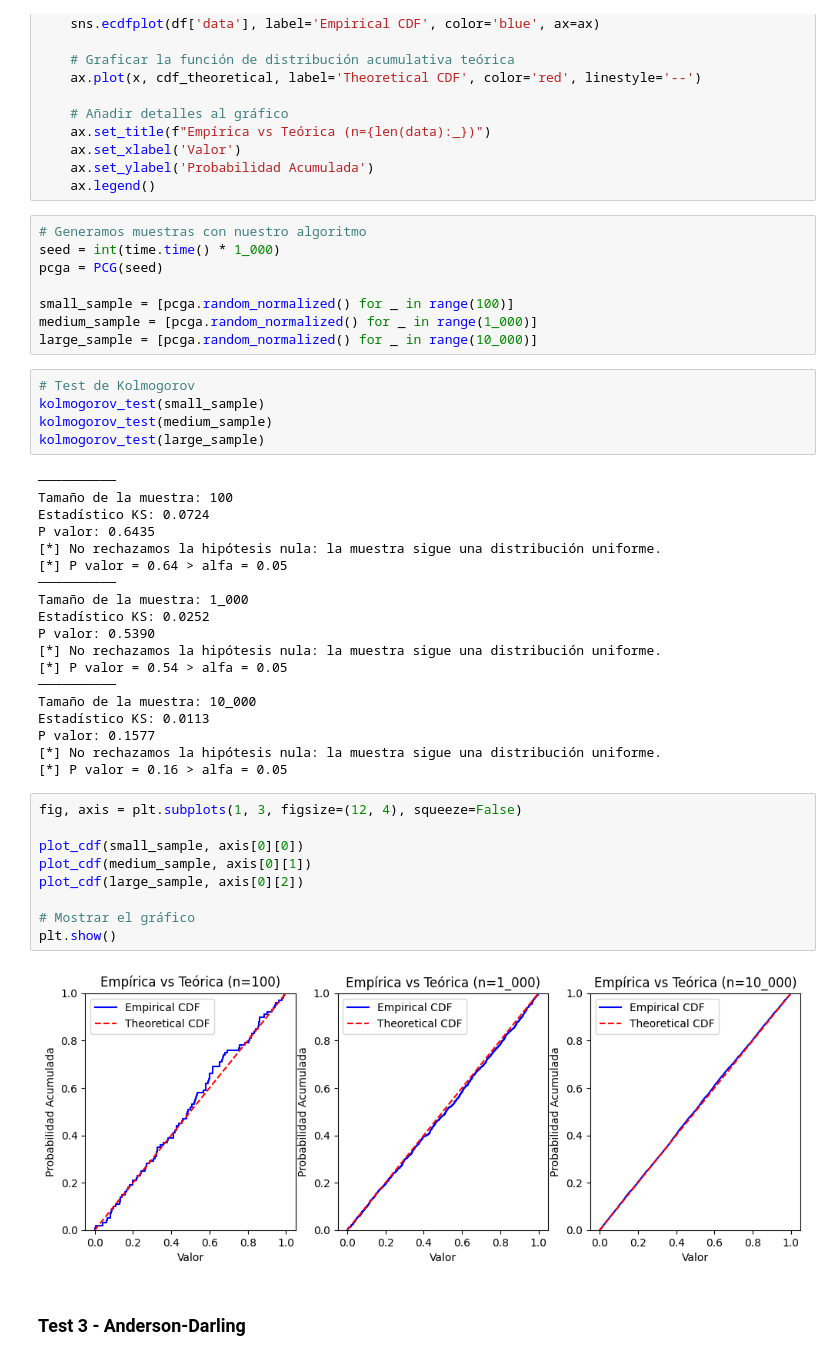
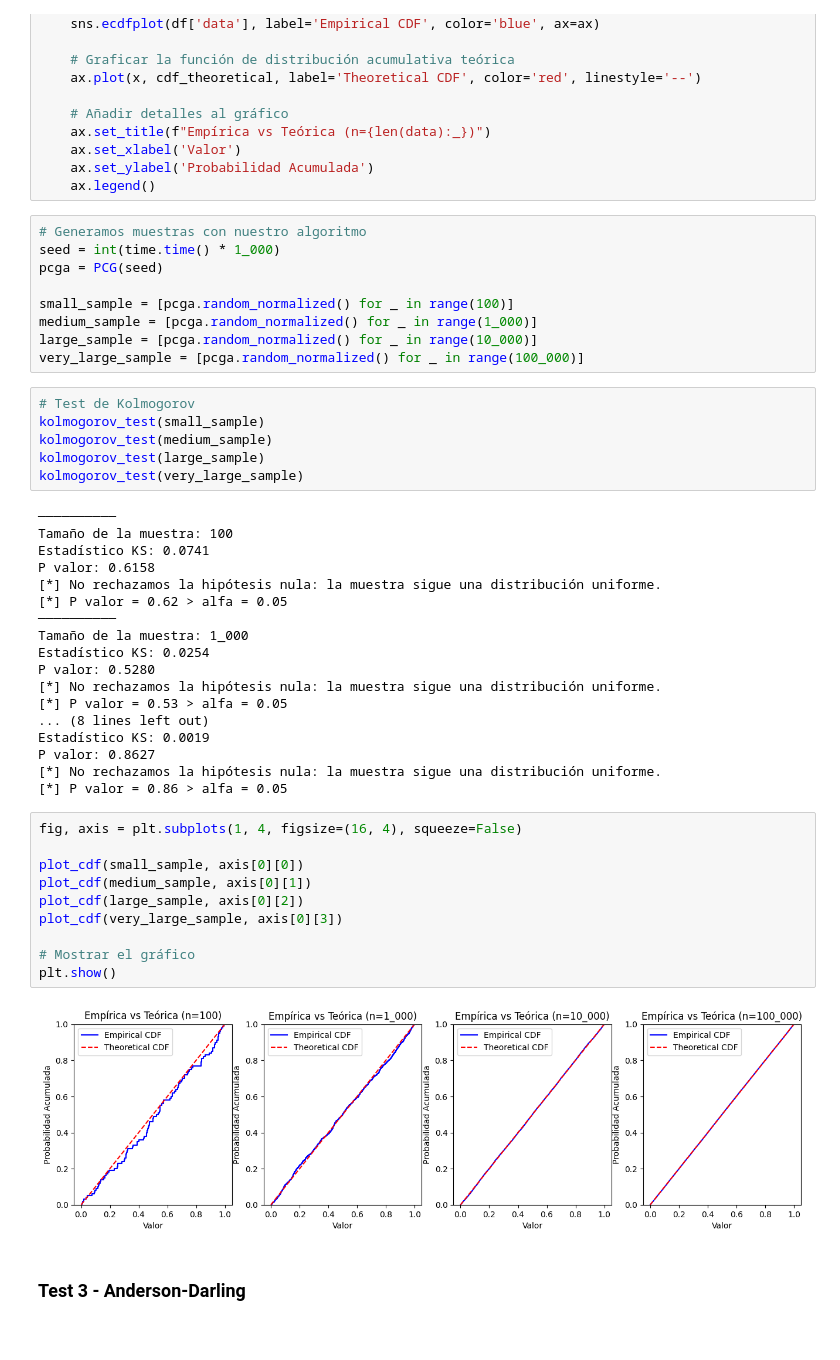
Before and after one commit to DanieLovera/simulacion_tp1, a Jupyter notebook: ej1_distribucion_uniforme.ipynb, the cells around one changed output. Cells and saved outputs as stored; diff of their text form.

Commit message:
Added tests for group 5 generator in exercise 2

```diff
--- a/ej1_distribucion_uniforme.ipynb
+++ b/ej1_distribucion_uniforme.ipynb
@@ -240,41 +241,43 @@ pcga = PCG(seed)
 small_sample = [pcga.random_normalized() for _ in range(100)]
 medium_sample = [pcga.random_normalized() for _ in range(1_000)]
 large_sample = [pcga.random_normalized() for _ in range(10_000)]
+very_large_sample = [pcga.random_normalized() for _ in range(100_000)]
 # %%
 # Test de Kolmogorov
 kolmogorov_test(small_sample)
 kolmogorov_test(medium_sample)
 kolmogorov_test(large_sample)
+kolmogorov_test(very_large_sample)
 # %% [output]
 ──────────
 Tamaño de la muestra: 100
-Estadístico KS: 0.0724
-P valor: 0.6435
+Estadístico KS: 0.0741
+P valor: 0.6158
 [*] No rechazamos la hipótesis nula: la muestra sigue una distribución uniforme.
-[*] P valor = 0.64 > alfa = 0.05
+[*] P valor = 0.62 > alfa = 0.05
 ──────────
 Tamaño de la muestra: 1_000
-Estadístico KS: 0.0252
-P valor: 0.5390
+Estadístico KS: 0.0254
+P valor: 0.5280
 [*] No rechazamos la hipótesis nula: la muestra sigue una distribución uniforme.
-[*] P valor = 0.54 > alfa = 0.05
-──────────
-Tamaño de la muestra: 10_000
-Estadístico KS: 0.0113
-P valor: 0.1577
+[*] P valor = 0.53 > alfa = 0.05
+... (8 lines left out)
+Estadístico KS: 0.0019
+P valor: 0.8627
 [*] No rechazamos la hipótesis nula: la muestra sigue una distribución uniforme.
-[*] P valor = 0.16 > alfa = 0.05
+[*] P valor = 0.86 > alfa = 0.05
 # %%
-fig, axis = plt.subplots(1, 3, figsize=(12, 4), squeeze=False)
+fig, axis = plt.subplots(1, 4, figsize=(16, 4), squeeze=False)
 
 plot_cdf(small_sample, axis[0][0])
 plot_cdf(medium_sample, axis[0][1])
 plot_cdf(large_sample, axis[0][2])
+plot_cdf(very_large_sample, axis[0][3])
 
 # Mostrar el gráfico
 plt.show()
 # %% [output]
-[figure, old version]
+[figure, new version]
 # %% [markdown]
 ### Test 3 - Anderson-Darling
 # %%
```
Also changed, not shown: parts of 19 cells of this notebook, 3 other files.
